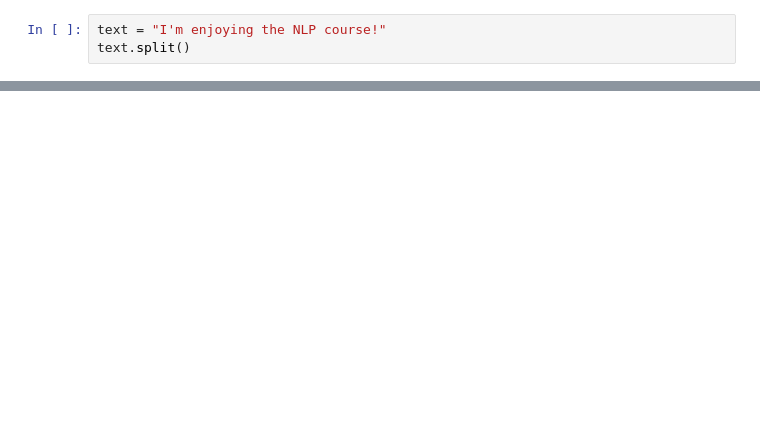
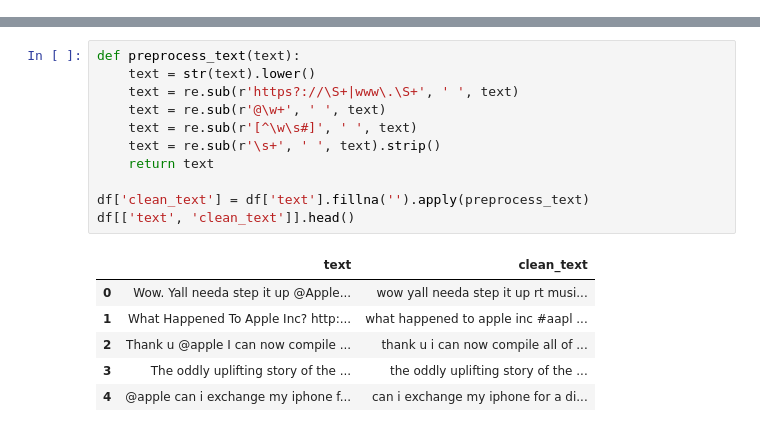
Before and after one commit to IAUMD/NLP, a Jupyter notebook: Lab2/Lab 2 -2240004042.ipynb, the cells around one changed output, grey strips where cells are left out. Cells and saved outputs as stored; diff of their text form; blank space fills up the shorter version.

```diff
--- a/Lab2/Lab 2 -2240004042.ipynb
+++ b/Lab2/Lab 2 -2240004042.ipynb
@@ -296,3 +0,0 @@ print(nltk.sent_tokenize(text))
-# %%
-text = "I'm enjoying the NLP course!"
-text.split()
@@ -610,0 +43,18 @@ https://www.kaggle.com/datasets/seriousran/appletwittersentimenttexts
+# %%
+def preprocess_text(text):
+    text = str(text).lower()
+    text = re.sub(r'https?://\S+|www\.\S+', ' ', text)
+    text = re.sub(r'@\w+', ' ', text)
+    text = re.sub(r'[^\w\s#]', ' ', text)
+    text = re.sub(r'\s+', ' ', text).strip()
+    return text
+
+df['clean_text'] = df['text'].fillna('').apply(preprocess_text)
+df[['text', 'clean_text']].head()
+# %% [output]
+|  | text | clean_text |
+| 0 | Wow. Yall needa step it up @Apple... | wow yall needa step it up rt musi... |
+| 1 | What Happened To Apple Inc? http:... | what happened to apple inc #aapl ... |
+| 2 | Thank u @apple I can now compile ... | thank u i can now compile all of ... |
+| 3 | The oddly uplifting story of the ... | the oddly uplifting story of the ... |
+| 4 | @apple can i exchange my iphone f... | can i exchange my iphone for a di... |
```
Also changed, not shown: parts of 92 cells of this notebook.
